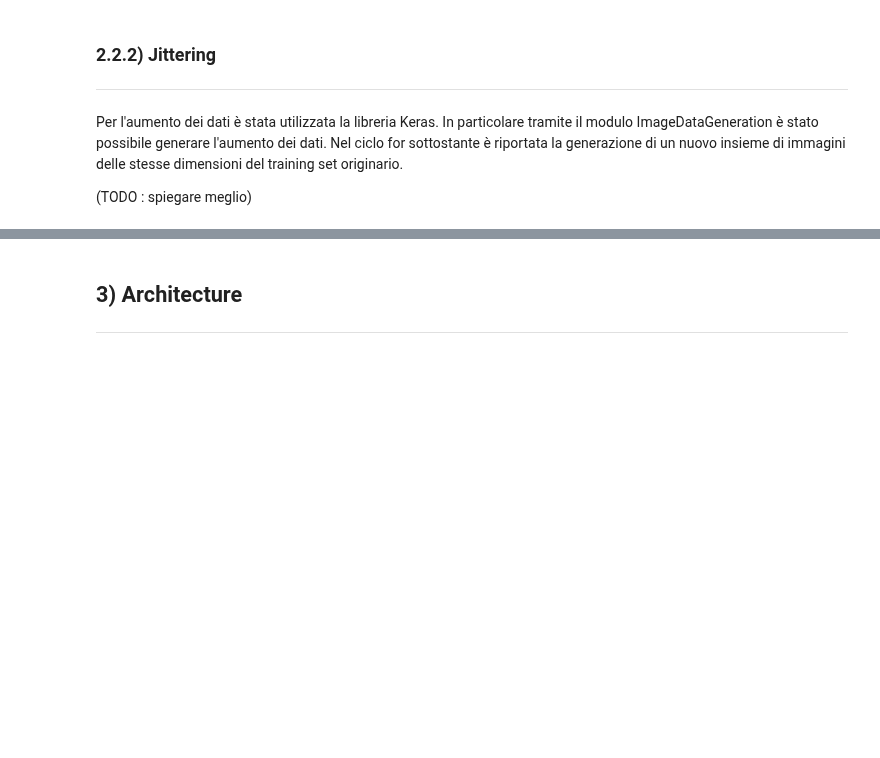
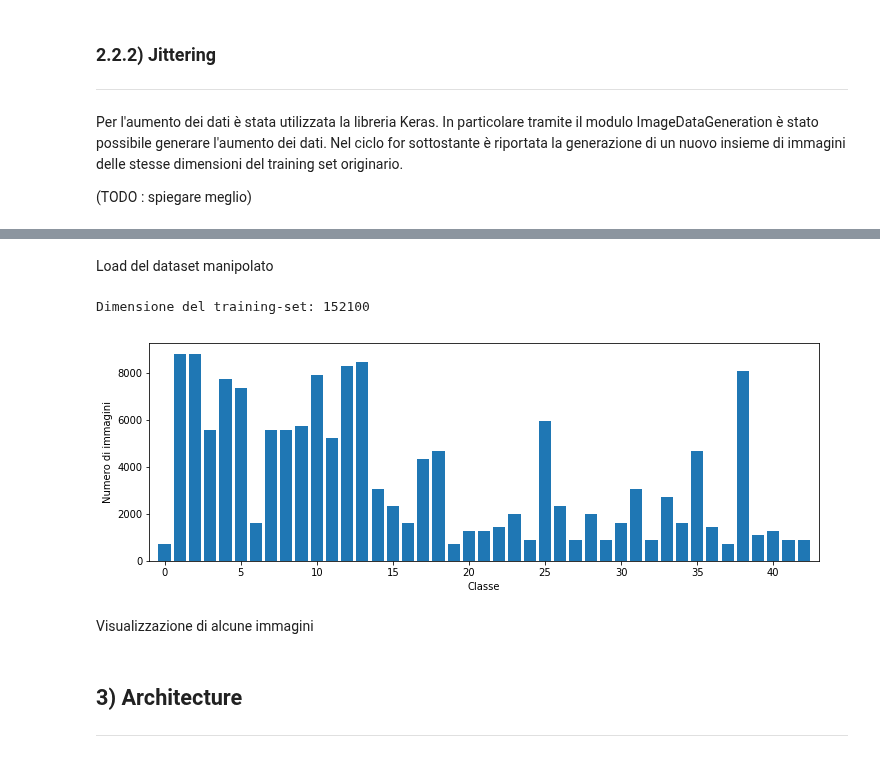
Before and after one commit to cecchilinux/machine_learning, a Jupyter notebook: notebooks/report.ipynb, the cells around one changed output, grey strips where cells are left out. Drawn from its saved outputs; the diff is of its cells as text; code cells hidden in the pictures; blank space fills up the shorter version.

```diff
--- a/notebooks/report.ipynb
+++ b/notebooks/report.ipynb
@@ -130,3 +145,26 @@ Visualizzazione
+# %% [markdown]
+Load del dataset manipolato
+# %%
+dirname = '2018-02-06_1645_online_augm_blur'
+
+X_train, y_train = load.load_manipulated_train(dirname)
+X_valid, y_valid = load.load_normalized_valid(dirname)
+X_test, y_test = load.load_normalized_test(dirname)
+print("Dimensione del training-set: {}".format(len(X_train)))
+
+sign_classes, class_indices, class_counts = np.unique(y_train, return_index = True, return_counts = True)
+
+plt.figure(figsize=(12, 4))
+plt.bar(np.arange(43), class_counts, align='center')
+plt.xlabel('Classe')
+plt.ylabel('Numero di immagini')
+plt.xlim(-1, 43)
+plt.show()
+# %% [output]
+Dimensione del training-set: 152100
+[figure, added]
+# %% [markdown]
+Visualizzazione di alcune immagini
 # %% [markdown]
 ## 3) Architecture
 ---
```
Also changed, not shown: parts of 17 cells of this notebook, 2 other files.
